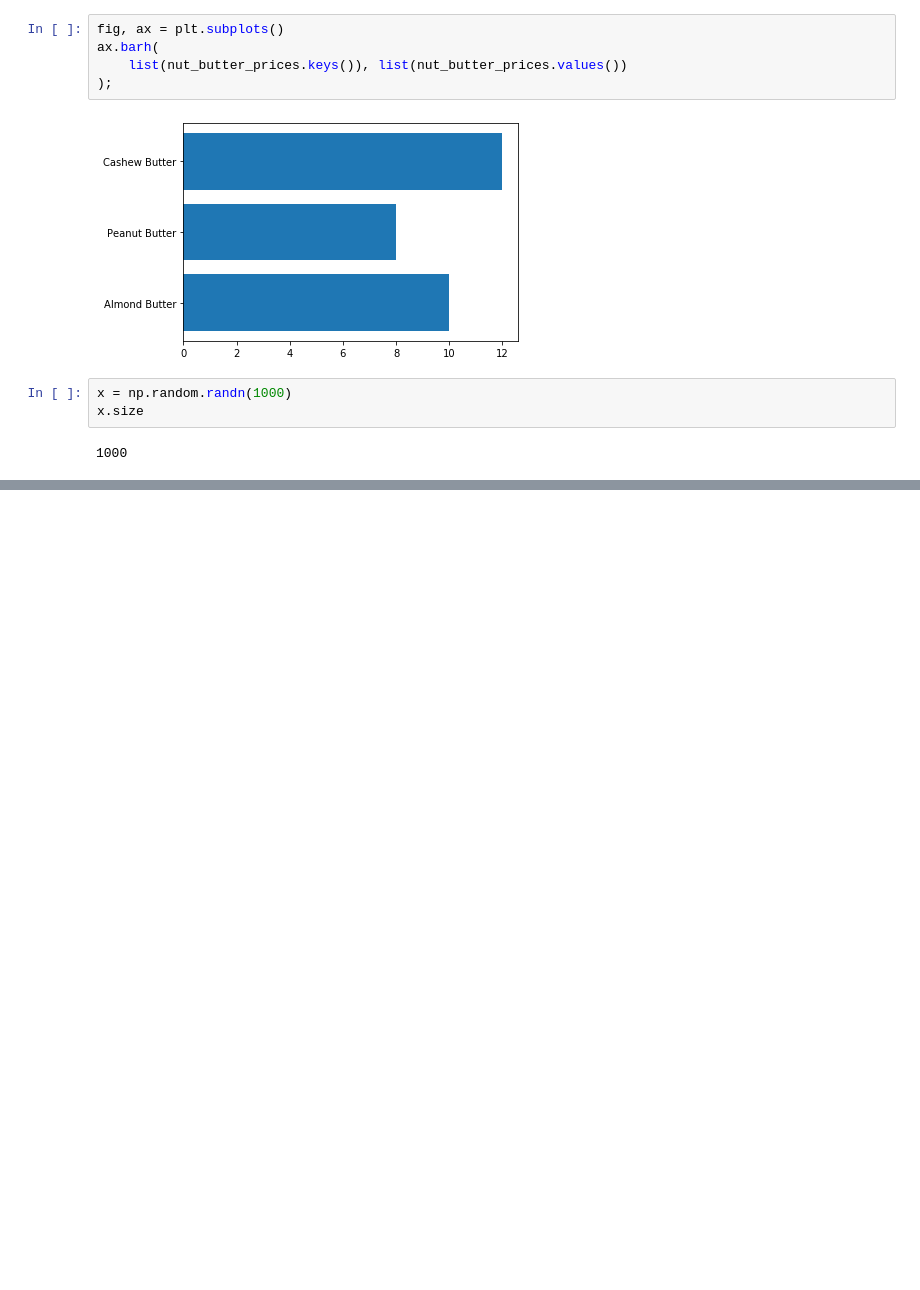
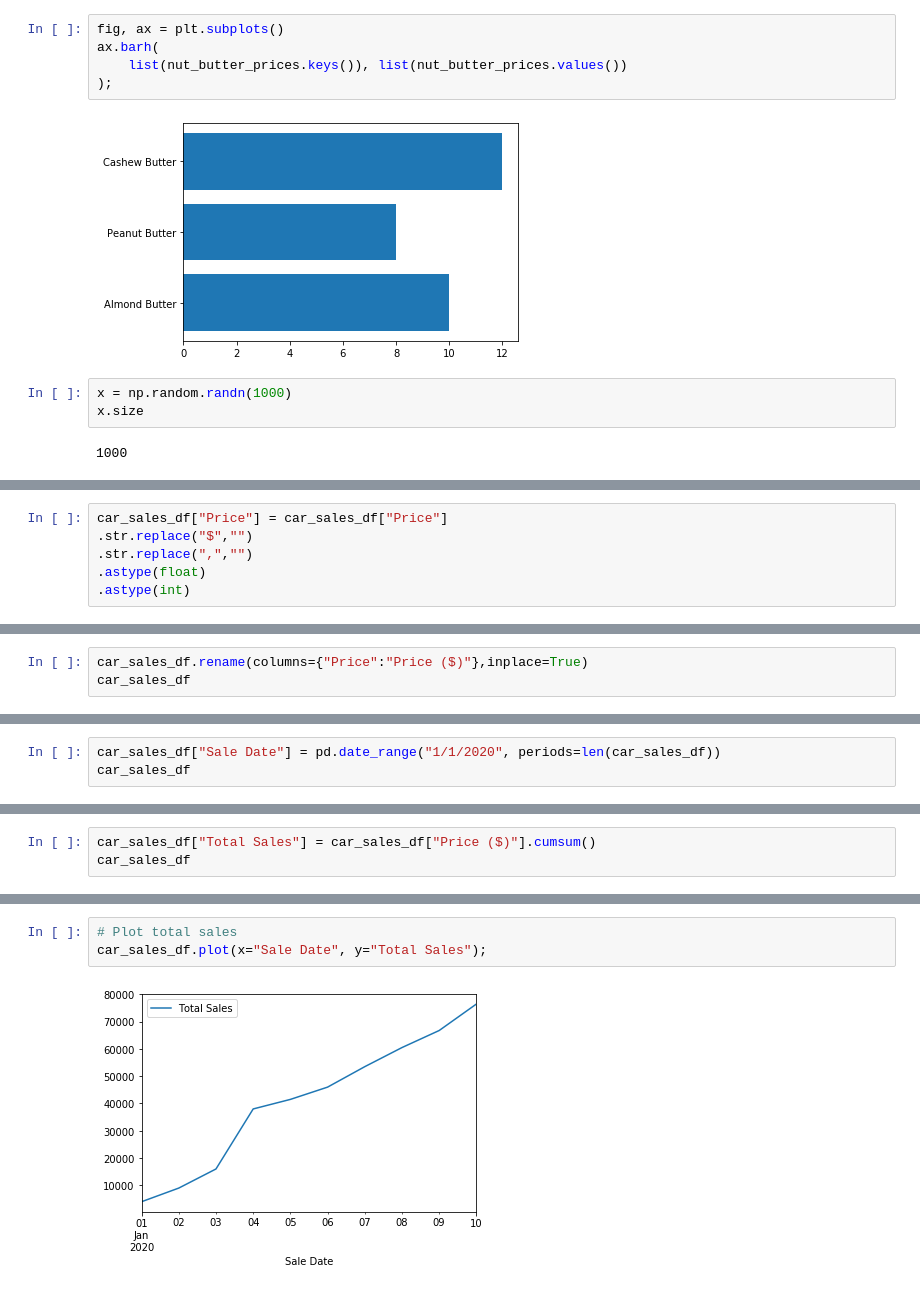
Before and after one commit to TR-1000/Machine-Learning-and-Data-Science, a Jupyter notebook: zero-to-mastery-ml/section-2-data-science-and-ml-tools/matplotlib-examples.ipynb, the cells around one changed output, grey strips where cells are left out. Drawn from its saved outputs; the diff is of its cells as text; blank space fills up the shorter version.

```diff
--- a/zero-to-mastery-ml/section-2-data-science-and-ml-tools/matplotlib-examples.ipynb
+++ b/zero-to-mastery-ml/section-2-data-science-and-ml-tools/matplotlib-examples.ipynb
@@ -179,0 +277,6 @@ ax.hist(x);
+# %%
+car_sales_df["Price"] = car_sales_df["Price"]
+.str.replace("$","")
+.str.replace(",","")
+.astype(float)
+.astype(int)
@@ -179,0 +297,3 @@ ax.hist(x);
+# %%
+car_sales_df.rename(columns={"Price":"Price ($)"},inplace=True)
+car_sales_df
@@ -179,0 +312,3 @@ ax.hist(x);
+# %%
+car_sales_df["Sale Date"] = pd.date_range("1/1/2020", periods=len(car_sales_df))
+car_sales_df
@@ -179,0 +327,3 @@ ax.hist(x);
+# %%
+car_sales_df["Total Sales"] = car_sales_df["Price ($)"].cumsum()
+car_sales_df
@@ -179,0 +342,5 @@ ax.hist(x);
+# %%
+# Plot total sales
+car_sales_df.plot(x="Sale Date", y="Total Sales");
+# %% [output]
+[figure, added]
```
Also changed, not shown: parts of 51 cells of this notebook, 2 other files.
